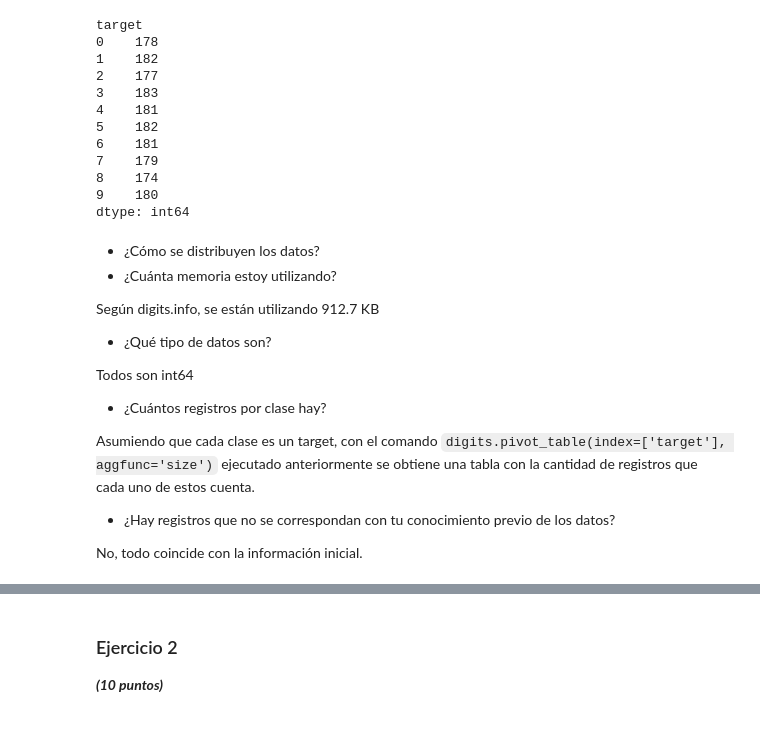
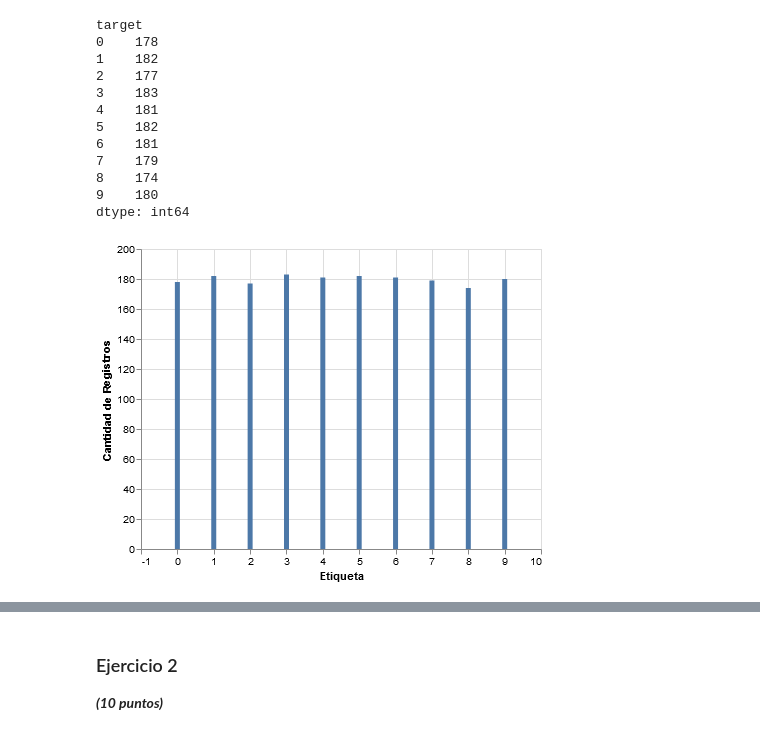
Before and after one commit to Crhlb/mat281_repositorio, a Jupyter notebook: m05_data_science/m05_project01/m05_project01.ipynb, the cells around one changed output, grey strips where cells are left out. Cells and saved outputs as stored; diff of their text form; code cells hidden in the pictures.

```diff
--- a/m05_data_science/m05_project01/m05_project01.ipynb
+++ b/m05_data_science/m05_project01/m05_project01.ipynb
@@ -245,20 +245,13 @@ target
 8    174
 9    180
 dtype: int64
-# %% [markdown]
-* ¿Cómo se distribuyen los datos?
-* ¿Cuánta memoria estoy utilizando?
-
-Según digits.info, se están utilizando 912.7 KB
-
-* ¿Qué tipo de datos son?
-
-Todos son int64
-
-* ¿Cuántos registros por clase hay?
-
-Asumiendo que cada clase es un target, con el comando `digits.pivot_table(index=['target'], aggfunc='size')` ejecutado anteriormente se obtiene una tabla con la cantidad de registros que cada uno de estos cuenta.
-
-* ¿Hay registros que no se correspondan con tu conocimiento previo de los datos?
-
-No, todo coincide con la información inicial.
+# %%
+import altair as alt
+
+alt.themes.enable('opaque')
+alt.Chart(digits).mark_bar().encode(
+    x=alt.X('target',title='Etiqueta'),
+    y=alt.Y('count()',title='Cantidad de Registros')
+)
+# %% [output]
+[figure, added]
```
Also changed, not shown: parts of 17 cells of this notebook.
